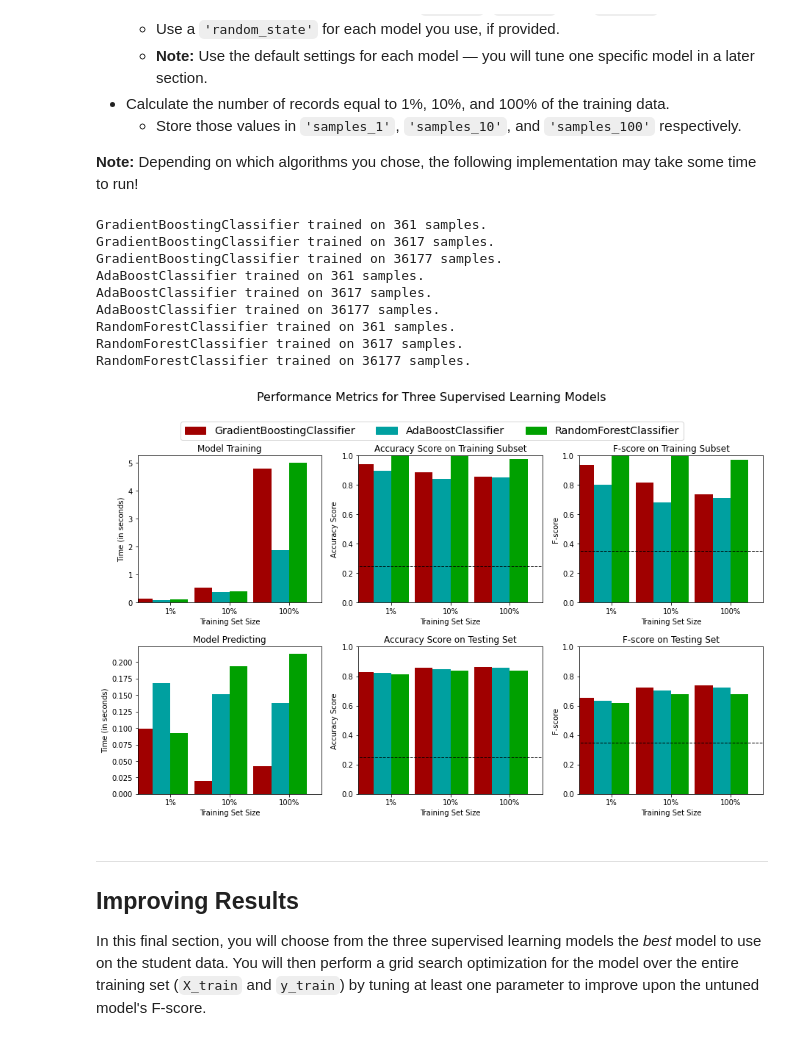
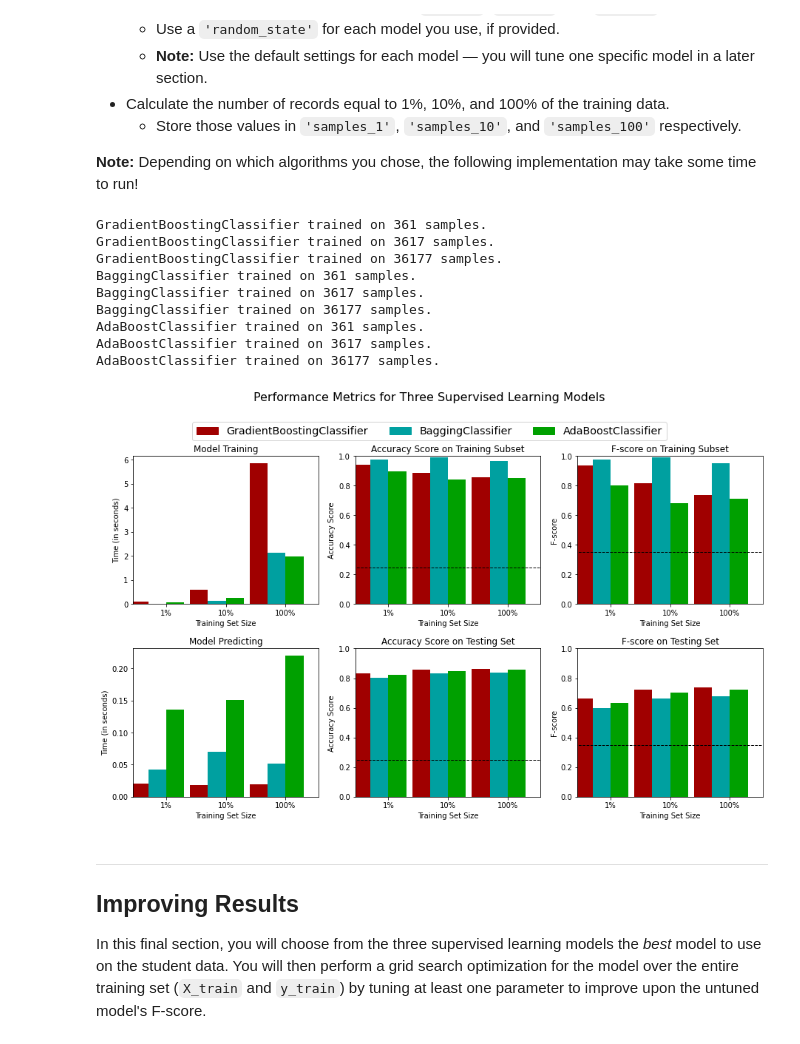
Before and after one commit to walidsi/cd0025-supervised-learning, a Jupyter notebook: finding_donors.ipynb, the cells around one changed output. Saved outputs shown, nothing was run; the diff lists cells and outputs as text; code cells hidden in the pictures.

```diff
--- a/finding_donors.ipynb
+++ b/finding_donors.ipynb
@@ -385,49 +385,52 @@ from sklearn.ensemble import GradientBoostingClassifier
 from sklearn.ensemble import AdaBoostClassifier, BaggingClassifier
 
 from sklearn.linear_model import RidgeClassifier
-from sklearn.gaussian_process import GaussianProcessClassifier
 from sklearn.ensemble import ExtraTreesClassifier
 from sklearn.ensemble import RandomForestClassifier
 from sklearn.svm import SVC
+
+from sklearn.linear_model import SGDClassifier
+from sklearn.linear_model import RidgeClassifier
+from sklearn.linear_model import PassiveAggressiveClassifier
 
 from sklearn.naive_bayes import BernoulliNB
 from sklearn.naive_bayes import GaussianNB
 from sklearn.naive_bayes import MultinomialNB
 
 # # TODO: Initialize the three models
 clf_A = GradientBoostingClassifier()
-clf_B = AdaBoostClassifier()
-clf_C = RandomForestClassifier()
+clf_B = BaggingClassifier()
+clf_C = AdaBoostClassifier()
 
 # TODO: Calculate the number of samples for 1%, 10%, and 100% of the training data
 # HINT: samples_100 is the entire training set i.e. len(y_train)
 # HINT: samples_10 is 10% of samples_100 (ensure to set the count of the values to be `int` and not `float`)
 # HINT: samples_1 is 1% of samples_100 (ensure to set the count of the values to be `int` and not `float`)
 samples_100 = len(y_train)
 samples_10 = int(0.1 * samples_100)
 samples_1 = int(0.01 * samples_100)
 
 # Collect results on the learners
 results = {}
 for clf in [clf_A, clf_B, clf_C]:
     clf_name = clf.__class__.__name__
     results[clf_name] = {}
     for i, samples in enumerate([samples_1, samples_10, samples_100]):
         results[clf_name][i] = train_predict(clf, samples, X_train, y_train, X_test, y_test)
 
 # Run metrics visualization for the three supervised learning models chosen
 vs.evaluate(results, accuracy, fscore)
 # %% [output]
 GradientBoostingClassifier trained on 361 samples.
 GradientBoostingClassifier trained on 3617 samples.
 GradientBoostingClassifier trained on 36177 samples.
+BaggingClassifier trained on 361 samples.
+BaggingClassifier trained on 3617 samples.
+BaggingClassifier trained on 36177 samples.
 AdaBoostClassifier trained on 361 samples.
 AdaBoostClassifier trained on 3617 samples.
 AdaBoostClassifier trained on 36177 samples.
-RandomForestClassifier trained on 361 samples.
-RandomForestClassifier trained on 3617 samples.
-RandomForestClassifier trained on 36177 samples.
-[figure, old version]
+[figure, new version]
 # %% [markdown]
 ----
 ## Improving Results
```
